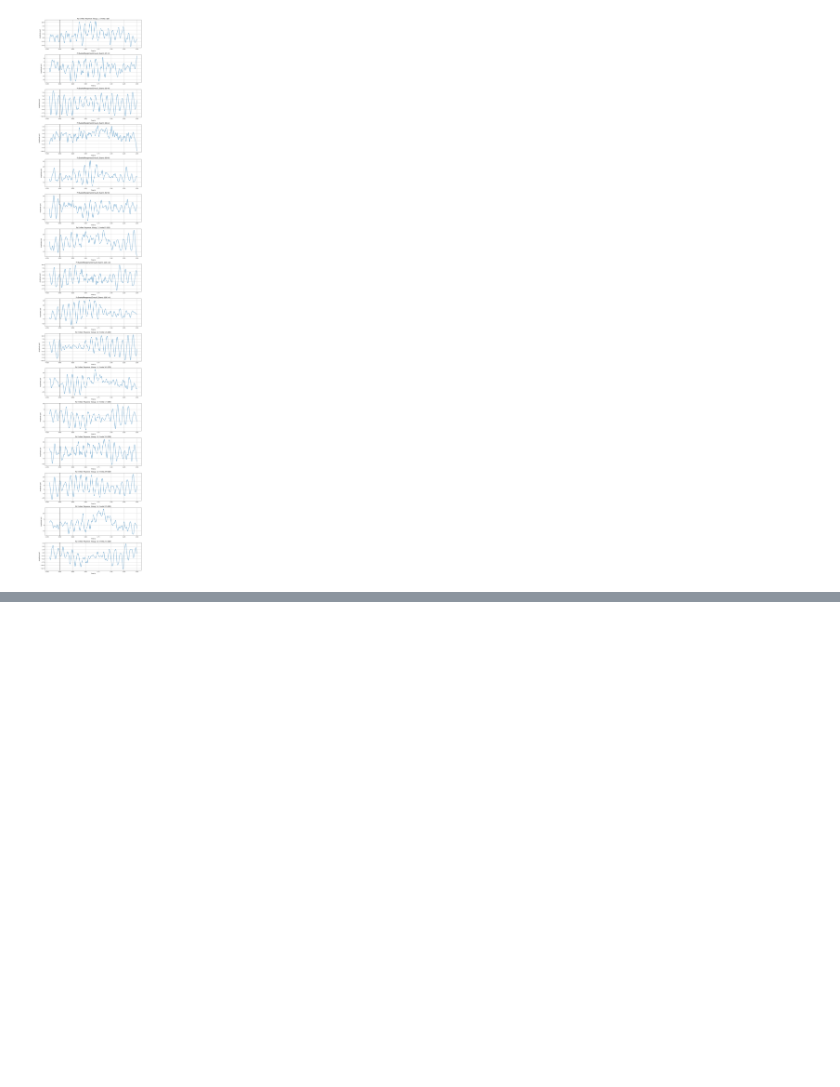
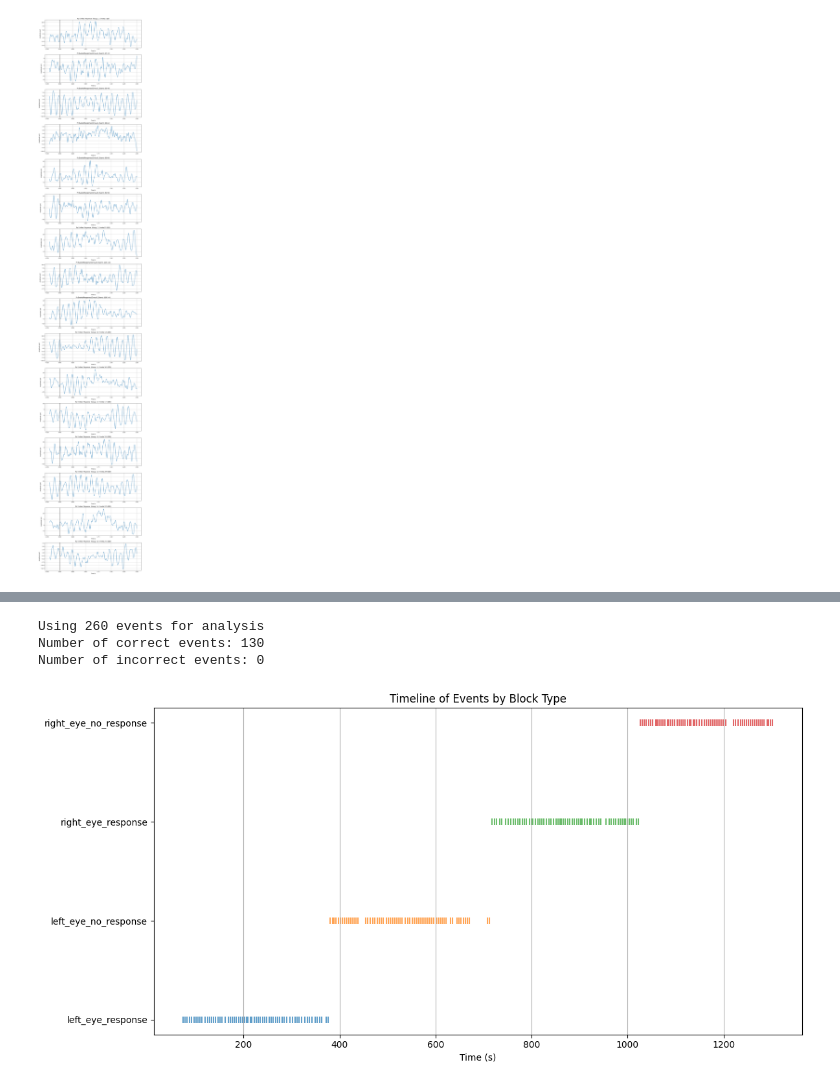
Before and after one commit to tomjefferis/Visual-Acuity-P3, a Jupyter notebook: analysis.ipynb, the cells around one changed output, grey strips where cells are left out. Cells and saved outputs as stored; diff of their text form; code cells hidden in the pictures; blank space fills up the shorter version.

```diff
--- a/analysis.ipynb
+++ b/analysis.ipynb
@@ -546,0 +658,58 @@ Using data from preloaded Raw for 16 events and 3483 original time points ...
+# %%
+import matplotlib.pyplot as plt
+
+
+n_events = min(len(target_events), len(df))
+print(f"Using {n_events} events for analysis")
+
+correct_events = []
+incorrect_events = []
+
+for i in range(n_events):
+    event = target_events[i]
+    # Check if this row in df has a valid letter_accuracy value
+    if i < len(df) and not pd.isna(df.iloc[i]['letter_accuracy']):
+        if df.iloc[i]['letter_response'] == 'l':
+            incorrect_events.append(event)
+        else:
+            correct_events.append(event)
+
+# Convert lists to numpy arrays
+correct_events = np.array(correct_events)
+incorrect_events = np.array(incorrect_events)
+
+print(f"Number of correct events: {len(correct_events)}")
+print(f"Number of incorrect events: {len(incorrect_events)}")
+
+# Plot events on a timeline by block type
+block_types = df['block_type'].unique()
+plt.figure(figsize=(12, 6))
+
+for i, block in enumerate(block_types):
+    # Get indices where block_type matches
+    block_indices = df[df['block_type'] == block].index
+
+    # Find events corresponding to these indices
+    block_events = [target_events[idx] for idx in block_indices if idx < len(target_events)]
+
+    if block_events:
+        # Extract times (in samples)
+        event_times = [event[0] for event in block_events]
+        # Convert to seconds
+        event_times_sec = [t / raw.info['sfreq'] for t in event_times]
+
+        # Plot with jittered y-position
+        plt.scatter(event_times_sec, [i] * len(event_times_sec),
+                   label=block, alpha=0.7, marker='|', s=50)
+
+plt.yticks(range(len(block_types)), block_types)
+plt.xlabel('Time (s)')
+plt.title('Timeline of Events by Block Type')
+plt.grid(True, axis='x')
+plt.tight_layout()
+plt.show()
+# %% [output]
+Using 260 events for analysis
+Number of correct events: 130
+Number of incorrect events: 0
+[figure, added]
```
Also changed, not shown: parts of 6 cells of this notebook, 1 other file.
